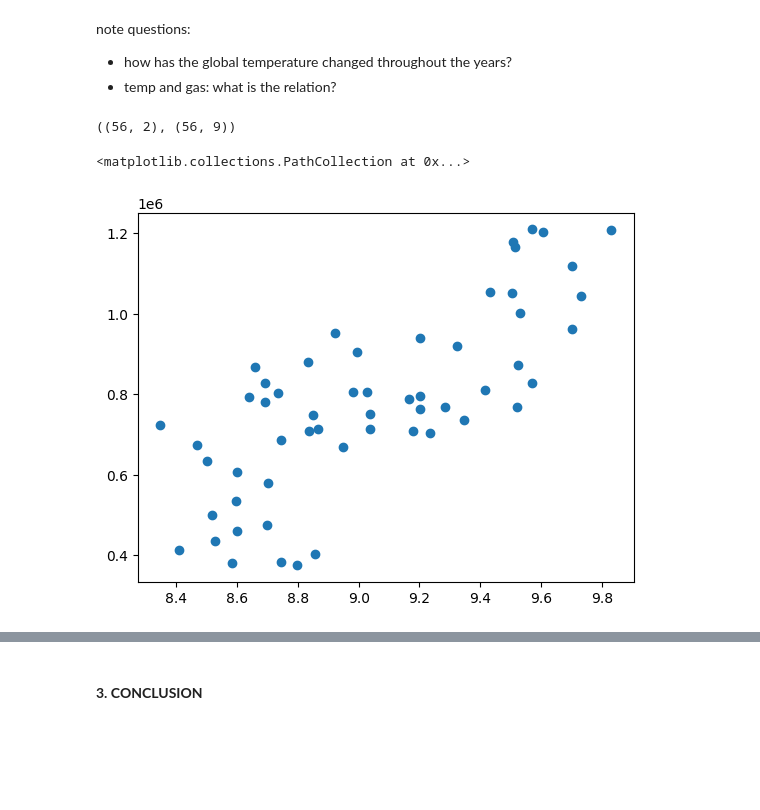
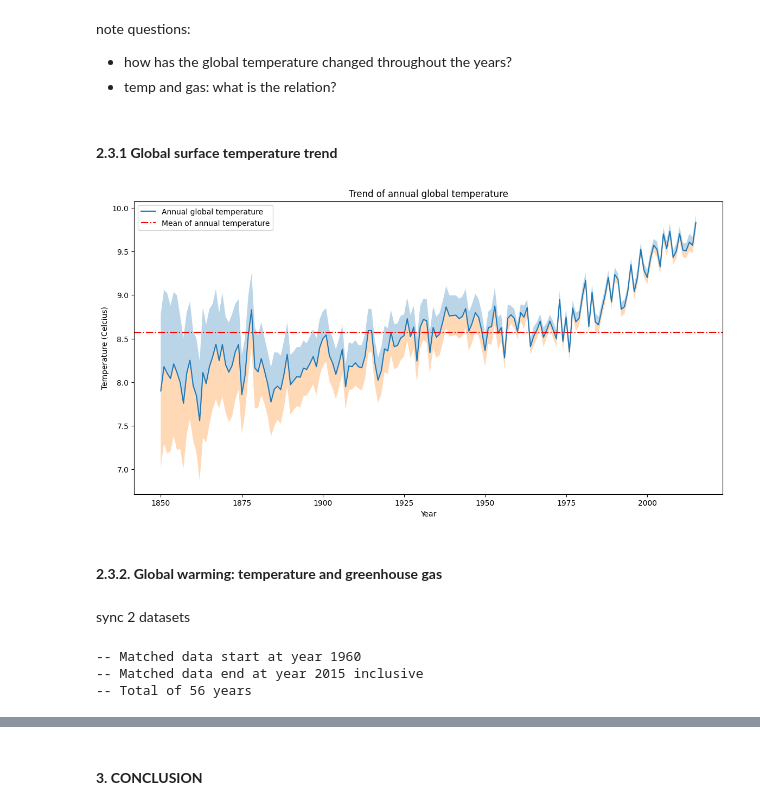
Before and after one commit to TGHuybu/AirPollutionAnalysis, a Jupyter notebook: GlobalWarmingAnalysis.ipynb, the cells around one changed output, grey strips where cells are left out. Saved outputs shown, nothing was run; the diff lists cells and outputs as text; code cells hidden in the pictures; blank space fills up the shorter version.

Commit message:
draw plots to prep for question answering

```diff
--- a/GlobalWarmingAnalysis.ipynb
+++ b/GlobalWarmingAnalysis.ipynb
@@ -33,6 +35,5 @@ globtemp = globtemp.dropna(axis=0)
 country_co2_emission = country_co2_emission.dropna(axis=0)
 # %%
-globtemp_annual_mean = globtemp.copy()
-globtemp_annual_mean["dt"] = pd.to_datetime(globtemp_annual_mean["dt"], format="%Y-%m-%d").dt.year
-globtemp_annual_mean = globtemp_annual_mean.groupby("dt").mean().reset_index()
-globtemp_annual_mean.head()
+globtemp_annual = globtemp.copy()
+globtemp_annual["dt"] = pd.to_datetime(globtemp_annual["dt"], format="%Y-%m-%d").dt.year
+globtemp_annual = globtemp_annual.groupby("dt").mean().reset_index()
@@ -68,17 +66,51 @@ print(f"-- Total of {end_year - start_year} years")
 note questions:
 - how has the global temperature changed throughout the years?
 - temp and gas: what is the relation?
-# %%
-x = globtemp_annual_mean.loc[globtemp_annual_mean["dt"] >= start_year]
-x = x.loc[x["dt"] <= end_year]
-
-y = country_co2_emission.loc[country_co2_emission["year"] >= start_year]
-y = y.loc[y["year"] <= end_year]
-y = y.groupby("year").mean().reset_index()
-# %% [output]
-((56, 2), (56, 9))
-# %%
-plt.scatter(x["LandAverageTemperature"], y["value"])
-# %% [output]
-<matplotlib.collections.PathCollection at 0x...>
-[figure, removed]
+# %% [markdown]
+#### **2.3.1 Global surface temperature trend**
+# %%
+# Plot the annual temperature
+
+years = globtemp_annual["dt"]
+
+annual_avg = globtemp_annual["LandAverageTemperature"]
+annual_uncertainty = globtemp_annual["LandAverageTemperatureUncertainty"]
+
+plt.plot(years, annual_avg, label="Annual global temperature")
+plt.fill_between(years, annual_avg, annual_avg + annual_uncertainty, alpha=0.3)
+plt.fill_between(years, annual_avg, annual_avg - annual_uncertainty, alpha=0.3)
+
+plt.axhline(annual_avg.mean(), color="red", linestyle="-.", label="Mean of annual temperature")
+
+plt.xlabel("Year")
+plt.ylabel("Temperature (Celcius)")
+plt.title("Trend of annual global temperature")
+plt.legend()
+
+fig = plt.gcf()
+fig.set_size_inches((14, 7))
+
+plt.show()
+# %% [output]
+[figure, added]
+# %% [markdown]
+#### **2.3.2. Global warming: temperature and greenhouse gas**
+# %% [markdown]
+sync 2 datasets
+# %%
+globtemp_year_min = globtemp_annual["dt"].min()
+globtemp_year_max = globtemp_annual["dt"].max()
+
+co2_emission_year_min = co2_emission_annual["year"].min()
+co2_emission_year_max = co2_emission_annual["year"].max()
+
+start_year = max(globtemp_year_min, co2_emission_year_min)
+end_year = min(globtemp_year_max, co2_emission_year_max)
+
+print(f"-- Matched data start at year {start_year}")
+print(f"-- Matched data end at year {end_year} inclusive")
+print(f"-- Total of {end_year - start_year + 1} years")
+# %% [output]
+-- Matched data start at year 1960
+-- Matched data end at year 2015 inclusive
+-- Total of 56 years
```
Also changed, not shown: parts of 8 cells of this notebook.
